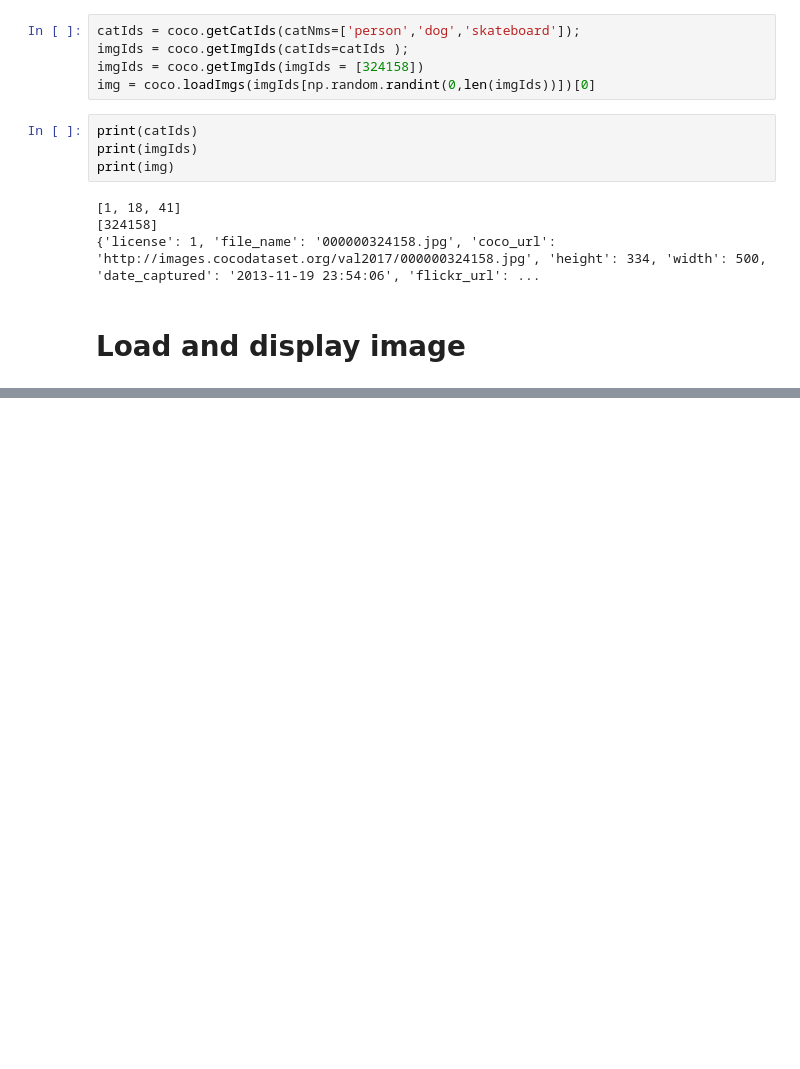
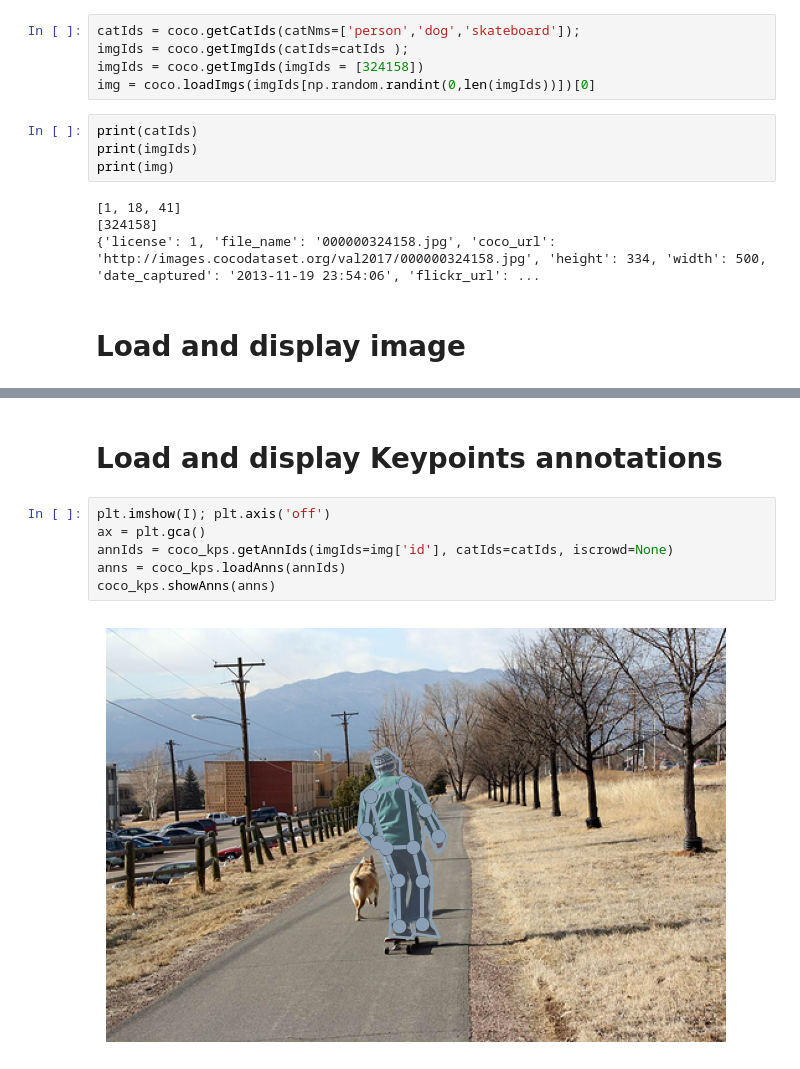
Before and after one commit to BRp99/YOLO_MediaPipe_COCO_dataset_comparison, a Jupyter notebook: acess_annotations.ipynb, the cells around one changed output, grey strips where cells are left out. Cells and saved outputs as stored; diff of their text form; blank space fills up the shorter version.

```diff
--- a/acess_annotations.ipynb
+++ b/acess_annotations.ipynb
@@ -71,0 +112,10 @@ plt.show()
+# %% [markdown]
+# Load and display Keypoints annotations
+# %%
+plt.imshow(I); plt.axis('off')
+ax = plt.gca()
+annIds = coco_kps.getAnnIds(imgIds=img['id'], catIds=catIds, iscrowd=None)
+anns = coco_kps.loadAnns(annIds)
+coco_kps.showAnns(anns)
+# %% [output]
+[figure, added]
```
Also changed, not shown: parts of 7 cells of this notebook.
